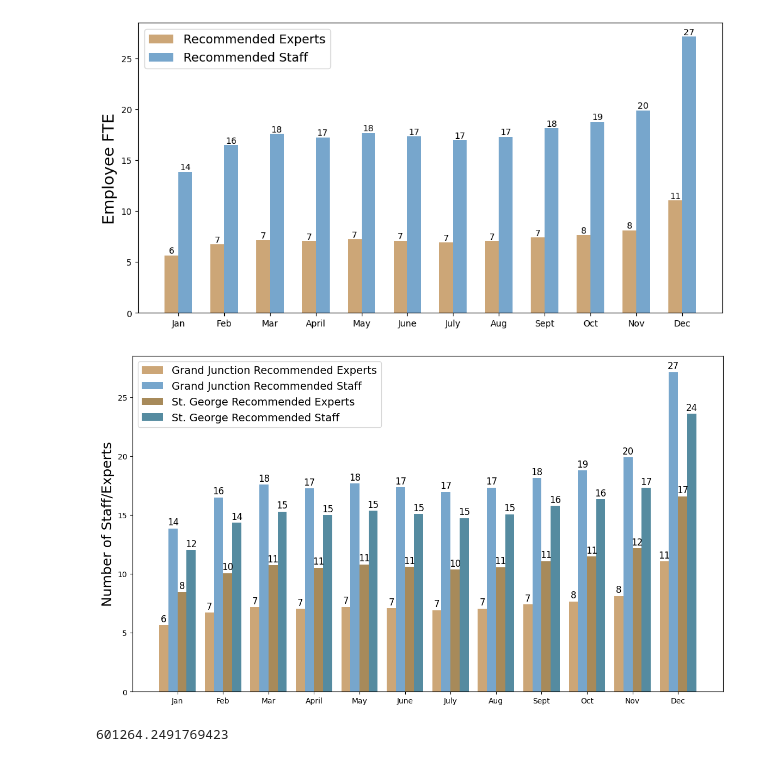
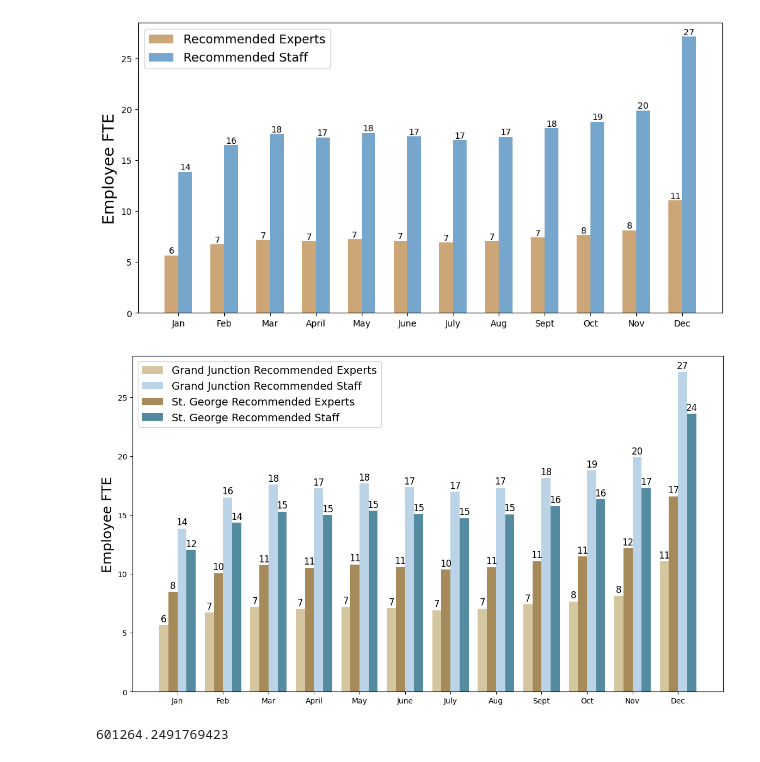
Before and after one commit to annabellamiller/DigitalDacha, a Jupyter notebook: Dacha_StGeorgeGrandJunction.ipynb, the cells around one changed output. Drawn from its saved outputs; the diff is of its cells as text; code cells hidden in the pictures.

Commit message:
New Prescott Graph

```diff
--- a/Dacha_StGeorgeGrandJunction.ipynb
+++ b/Dacha_StGeorgeGrandJunction.ipynb
@@ -84,9 +84,8 @@ plt.show()
 import matplotlib.pyplot as plt
 import numpy as np
 
-# Define the DataFrames for GJ and SJ
-df_1 = recdf_GJ  # GJ DataFrame
-df_2 = recdf_SJ  # SJ DataFrame
+df_1 = recdf_GJ  # Grand Junction
+df_2 = recdf_SJ  # St. George
 
 # Create the figure and axes
 plt.figure(figsize=(14, 8))
@@ -98,13 +97,12 @@ bar_width = 0.2
 months = np.arange(1, 13)
 
 # Define the position of the bars for each dataset
-# Bars for df_1 (GJ) will be shifted left and df_2 (SJ) will be shifted right
-x_1 = months - bar_width  # Shift df_1 bars to the left
-x_2 = months + bar_width  # Shift df_2 bars to the right
+x_1 = months - bar_width  # Shift bars to the left
+x_2 = months + bar_width  # Shift bars to the right
 
 # Define the colors for df_1
-color_experts = '#cca677'  # Lighter color for Experts in df_1
-color_staff = '#77a6cc'    # Lighter color for Staff in df_1
+color_experts = '#d4c69e'  # Lighter color for Experts in df_1
+color_staff = '#bbd3e6'    # Lighter color for Staff in df_1
 
 # Define the darker shades for df_2
 color_experts_darker = '#a78a5a'  # Darker shade for Experts in df_2
@@ -112,14 +110,14 @@ color_staff_darker = '#558ba0'    # Darker shade for Staff in df_2
 
 # Create bars for df_1 (Recommended Experts and Recommended Staff)
 bars1_1 = plt.bar(x_1 - bar_width/2, df_1['RecExperts'], width=bar_width, label='Grand Junction Recommended Experts', color=color_experts)
-bars2_1 = plt.bar(x_1 + bar_width/2, df_1['RecStaff'], width=bar_width, label='Grand Junction Recommended Staff', color=color_staff)
+bars2_1 = plt.bar(x_2 - bar_width/2, df_1['RecStaff'], width=bar_width, label='Grand Junction Recommended Staff', color=color_staff)
 
 # Create bars for df_2 (Recommended Experts and Recommended Staff)
-bars1_2 = plt.bar(x_2 - bar_width/2, df_2['RecExperts'], width=bar_width, label='St. George Recommended Experts', color=color_experts_darker)
+bars1_2 = plt.bar(x_1 + bar_width/2, df_2['RecExperts'], width=bar_width, label='St. George Recommended Experts', color=color_experts_darker)
 bars2_2 = plt.bar(x_2 + bar_width/2, df_2['RecStaff'], width=bar_width, label='St. George Recommended Staff', color=color_staff_darker)
 
 # Adding labels and title
-plt.ylabel('Number of Staff/Experts', fontsize=18)
+plt.ylabel('Employee FTE', fontsize=18)
 
 # Month dictionary
 month_dict = {
@@ -130,34 +128,34 @@ month_dict = {
 
 # Convert the month numbers to month names
 month_names = [month_dict[m] for m in months]
 
 # Set the x-ticks to the month names
 plt.xticks(months, month_names)
 
 # Add the numbers on top of the bars (rounded to nearest whole number)
 for bar in bars1_1:
     height = bar.get_height()
     plt.text(bar.get_x() + bar.get_width() / 2, height + 0.1, f'{round(height)}', ha='center', va='bottom', fontsize=12, color='black')
 
 for bar in bars2_1:
     height = bar.get_height()
     plt.text(bar.get_x() + bar.get_width() / 2, height + 0.1, f'{round(height)}', ha='center', va='bottom', fontsize=12, color='black')
 
 for bar in bars1_2:
     height = bar.get_height()
     plt.text(bar.get_x() + bar.get_width() / 2, height + 0.1, f'{round(height)}', ha='center', va='bottom', fontsize=12, color='black')
 
 for bar in bars2_2:
     height = bar.get_height()
     plt.text(bar.get_x() + bar.get_width() / 2, height + 0.1, f'{round(height)}', ha='center', va='bottom', fontsize=12, color='black')
 
 # Show legend with updated labels
 plt.legend(fontsize=14)
 
 # Display the plot
 plt.show()
 # %% [output]
-[figure, old version]
+[figure, new version]
 # %%
 dp.calculate_net_income(recdf_GJ)
 # %% [output]
```
Also changed, not shown: 1 other file.
